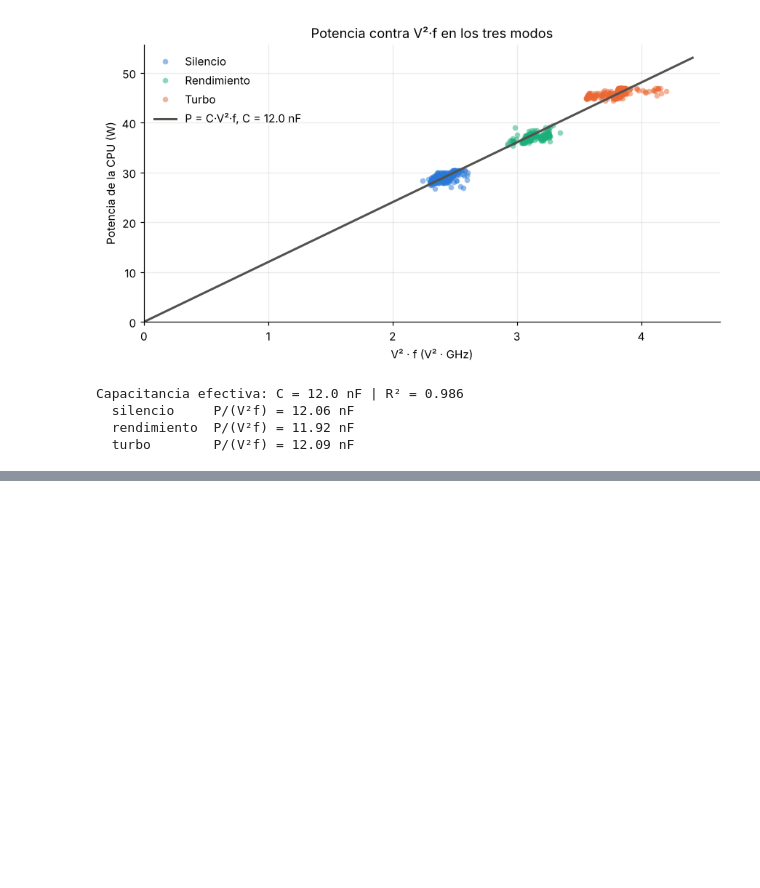
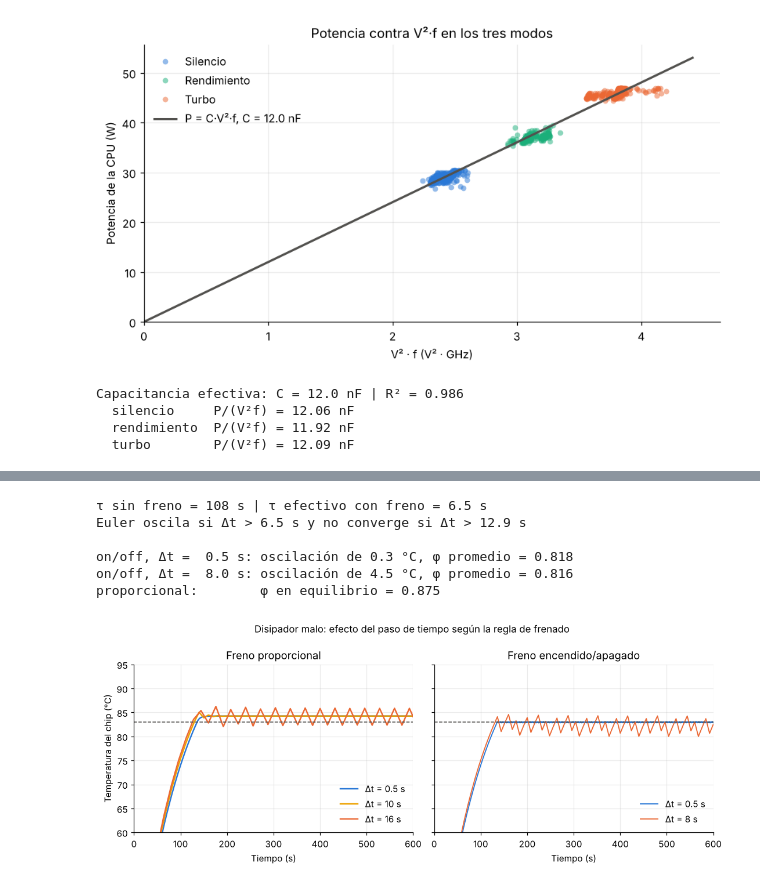
Before and after one commit to Byrojito/Proyecto_f-sicaA, a Jupyter notebook: proyecto.ipynb, the cells around one changed output, grey strips where cells are left out. Saved outputs shown, nothing was run; the diff lists cells and outputs as text; code cells hidden in the pictures; blank space fills up the shorter version.

```diff
--- a/proyecto.ipynb
+++ b/proyecto.ipynb
@@ -556,0 +725,43 @@ Capacitancia efectiva: C = 12.0 nF | R² = 0.986
+# %%
+R = R_MALO
+phi_B = regla_frenado()
+T_eq_B = biseccion(lambda T: potencia(phi_B(T)) - (T - T_AMB) / R, T_AMB, 200.0)
+phi_eq = phi_B(T_eq_B)
+dP = (potencia(phi_eq + 1e-6) - potencia(phi_eq - 1e-6)) / 2e-6     # derivada numérica P'(φ)
+tau_ef = C_TH / (1 / R + K_FRENO * dP)
+print(f"τ sin freno = {R * C_TH:.0f} s | τ efectivo con freno = {tau_ef:.1f} s")
+print(f"Euler oscila si Δt > {tau_ef:.1f} s y no converge si Δt > {2 * tau_ef:.1f} s\n")
+
+fig, (ax1, ax2) = plt.subplots(1, 2, figsize=(10, 4), sharey=True)
+for dt, color in [(0.5, AZUL), (10, AMARILLO), (16, NARANJA)]:
+    t, T, _ = simular(R, control="proporcional", dt=dt, t_final=600)
+    ax1.plot(t, T, "-", color=color, lw=1.6, label=f"Δt = {dt:g} s")
+for dt, color in [(0.5, AZUL), (8, NARANJA)]:
+    t, T, phi = simular(R, control="on/off", dt=dt, t_final=1200)
+    ax2.plot(t[t <= 600], T[t <= 600], "-", color=color, lw=1.2, label=f"Δt = {dt:g} s")
+    final = t > 900
+    print(f"on/off, Δt = {dt:4.1f} s: oscilación de {T[final].max() - T[final].min():.1f} °C, "
+          f"φ promedio = {phi[final].mean():.3f}")
+_, _, phi_p = simular(R, dt=0.5, t_final=1200)
+print(f"proporcional:        φ en equilibrio = {phi_p[-1]:.3f}")
+
+for ax, titulo in [(ax1, "Freno proporcional"), (ax2, "Freno encendido/apagado")]:
+    ax.axhline(T_LIM, color=GRIS, ls="--", lw=1)
+    ax.set_title(titulo)
+    ax.set_xlabel("Tiempo (s)")
+    ax.set_xlim(0, 600)
+    ax.set_ylim(60, 95)
+    ax.legend(loc="lower right")
+ax1.set_ylabel("Temperatura del chip (°C)")
+fig.suptitle("Disipador malo: efecto del paso de tiempo según la regla de frenado", fontsize=11)
+fig.tight_layout()
+fig.savefig("figuras/frenado_estabilidad.png", dpi=200)
+plt.show()
+# %% [output]
+τ sin freno = 108 s | τ efectivo con freno = 6.5 s
+Euler oscila si Δt > 6.5 s y no converge si Δt > 12.9 s
+
+on/off, Δt =  0.5 s: oscilación de 0.3 °C, φ promedio = 0.818
+on/off, Δt =  8.0 s: oscilación de 4.5 °C, φ promedio = 0.816
+proporcional:        φ en equilibrio = 0.875
+[figure, added]
```
Also changed, not shown: parts of 37 cells of this notebook, 6 other files.
